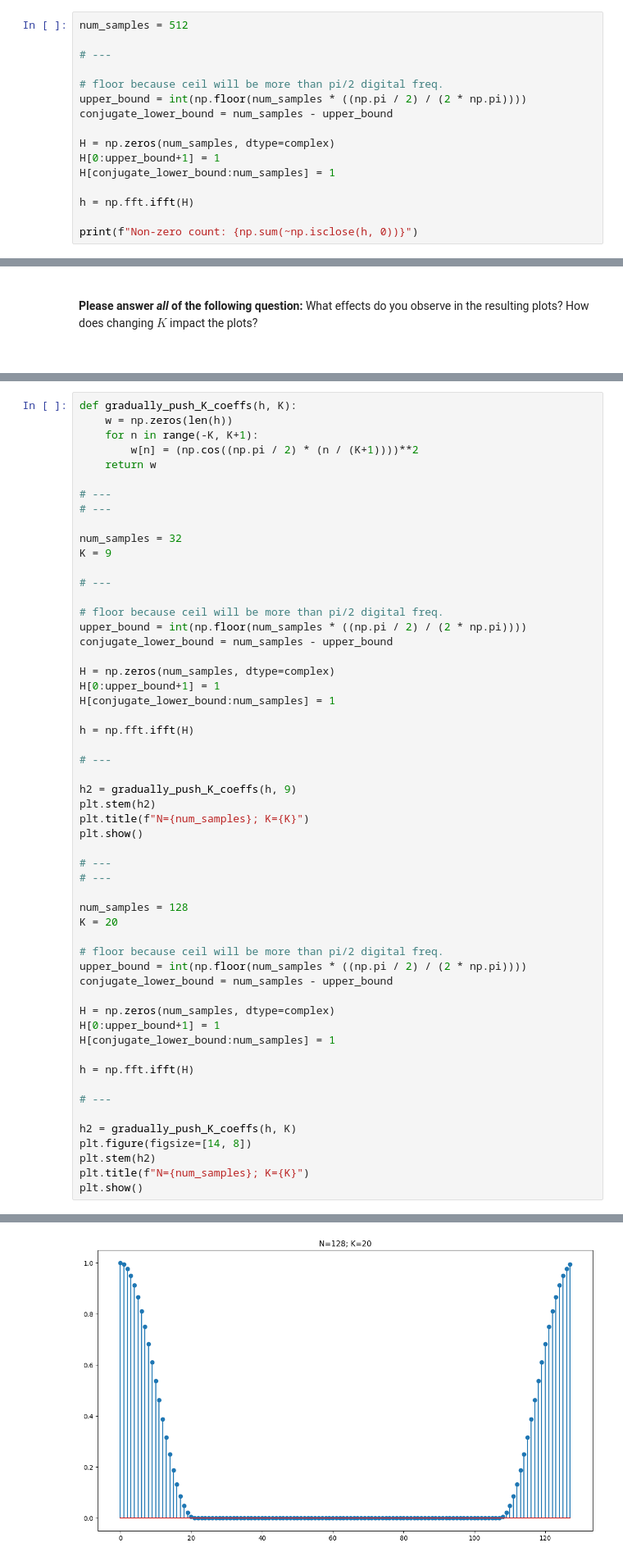
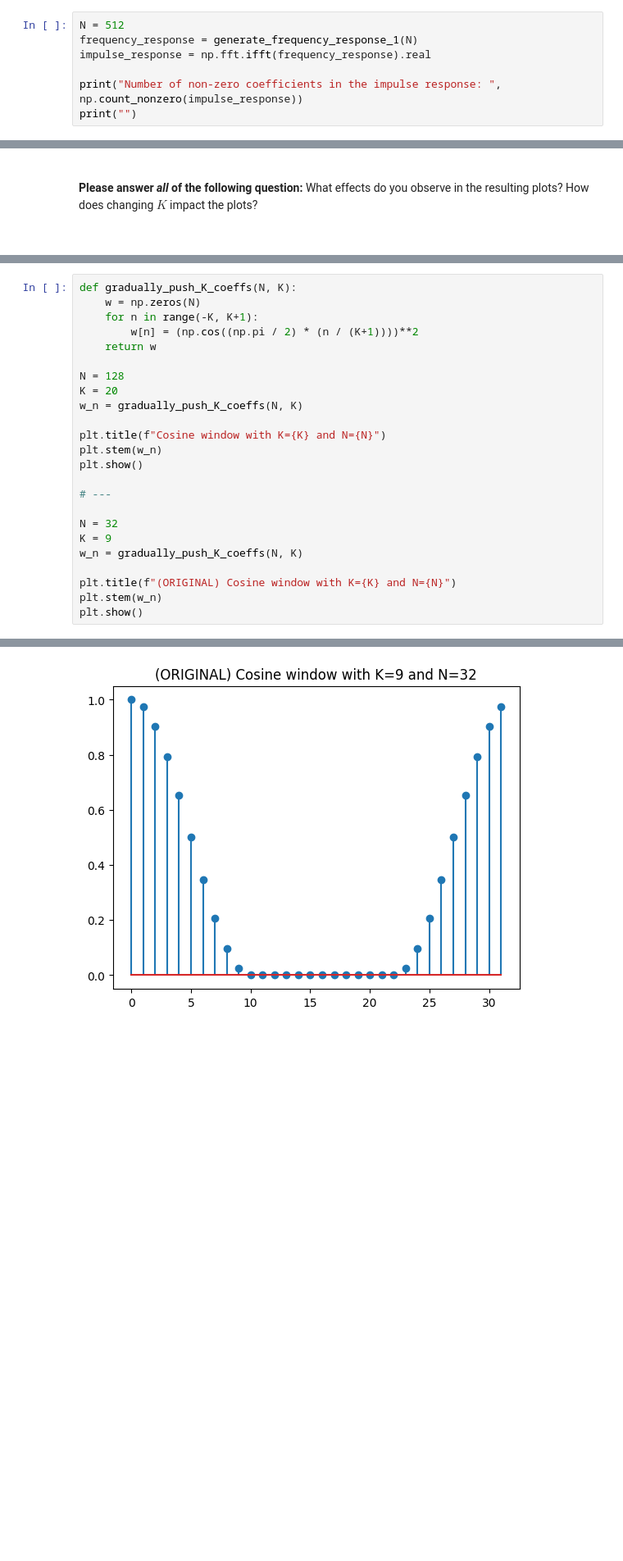
Before and after one commit to imonous/tud-cse2220-labs, a Jupyter notebook: wk7/Assignments_Week_VII.ipynb, the cells around one changed output, grey strips where cells are left out. Shown at 82% size. Saved outputs shown, nothing was run; the diff lists cells and outputs as text; blank space fills up the shorter version.

```diff
--- a/wk7/Assignments_Week_VII.ipynb
+++ b/wk7/Assignments_Week_VII.ipynb
@@ -212,19 +207,10 @@ Non-zero count: 64
 
 <br>
 # %%
-num_samples = 512
+N = 512
+frequency_response = generate_frequency_response_1(N)
+impulse_response = np.fft.ifft(frequency_response).real
 
-# ---
-
-# floor because ceil will be more than pi/2 digital freq.
-upper_bound = int(np.floor(num_samples * ((np.pi / 2) / (2 * np.pi))))
-conjugate_lower_bound = num_samples - upper_bound
-
-H = np.zeros(num_samples, dtype=complex)
-H[0:upper_bound+1] = 1
-H[conjugate_lower_bound:num_samples] = 1
-
-h = np.fft.ifft(H)
-
-print(f"Non-zero count: {np.sum(~np.isclose(h, 0))}")
+print("Number of non-zero coefficients in the impulse response: ", np.count_nonzero(impulse_response))
+print("")
 # %% [output]
@@ -292,58 +280,27 @@ Because of symmetry of $h[n]$, circular extension of the  window $w[n]$ is neede
 
 <br>
 # %%
-def gradually_push_K_coeffs(h, K):
-    w = np.zeros(len(h))
+def gradually_push_K_coeffs(N, K):
+    w = np.zeros(N)
     for n in range(-K, K+1):
         w[n] = (np.cos((np.pi / 2) * (n / (K+1))))**2
     return w
 
-# ---
-# ---
+N = 128
+K = 20
+w_n = gradually_push_K_coeffs(N, K)
 
-num_samples = 32
-K = 9
+plt.title(f"Cosine window with K={K} and N={N}")
+plt.stem(w_n)
+plt.show()
 
 # ---
 
-# floor because ceil will be more than pi/2 digital freq.
-upper_bound = int(np.floor(num_samples * ((np.pi / 2) / (2 * np.pi))))
-conjugate_lower_bound = num_samples - upper_bound
+N = 32
+K = 9
+w_n = gradually_push_K_coeffs(N, K)
 
-H = np.zeros(num_samples, dtype=complex)
-H[0:upper_bound+1] = 1
-H[conjugate_lower_bound:num_samples] = 1
-
-h = np.fft.ifft(H)
-
-# ---
-
-h2 = gradually_push_K_coeffs(h, 9)
-plt.stem(h2)
-plt.title(f"N={num_samples}; K={K}")
+plt.title(f"(ORIGINAL) Cosine window with K={K} and N={N}")
+plt.stem(w_n)
 plt.show()
-
-# ---
-# ---
-
-num_samples = 128
-K = 20
-
-# floor because ceil will be more than pi/2 digital freq.
-upper_bound = int(np.floor(num_samples * ((np.pi / 2) / (2 * np.pi))))
-conjugate_lower_bound = num_samples - upper_bound
-
-H = np.zeros(num_samples, dtype=complex)
-H[0:upper_bound+1] = 1
-H[conjugate_lower_bound:num_samples] = 1
-
-h = np.fft.ifft(H)
-
-# ---
-
-h2 = gradually_push_K_coeffs(h, K)
-plt.figure(figsize=[14, 8])
-plt.stem(h2)
-plt.title(f"N={num_samples}; K={K}")
-plt.show()
 # %% [output]
@@ -351,4 +308,4 @@ plt.show()
-[figure, old version]
+[figure, new version]
 # %% [markdown]
 <br>
 
```
Also changed, not shown: parts of 29 cells of this notebook.
